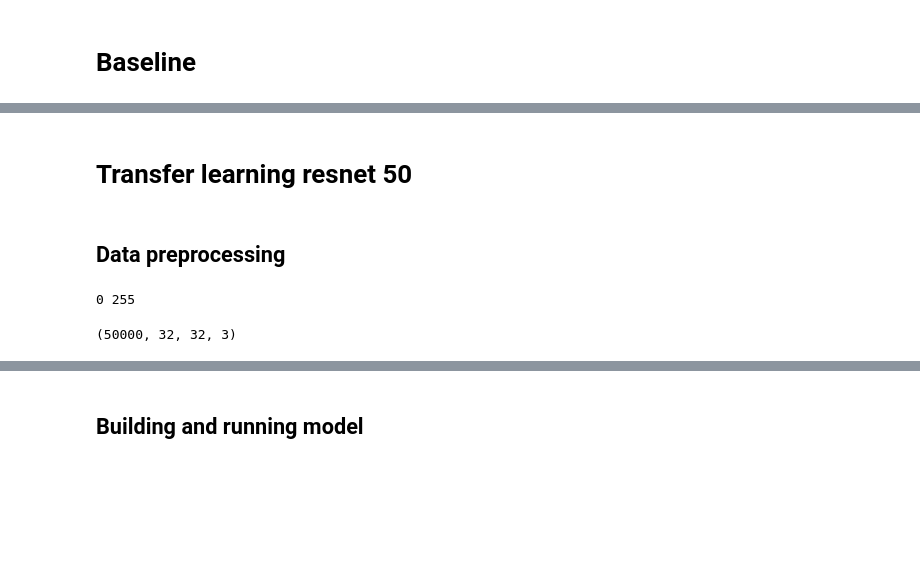
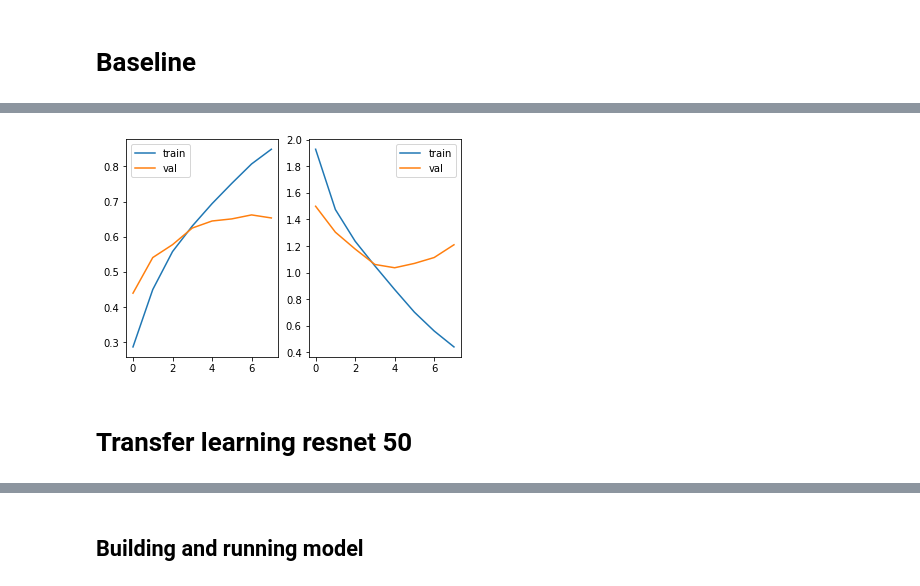
Before and after one commit to PashaIanko/CIFAR10Recognition, a Jupyter notebook: main.ipynb, the cells around one changed output, grey strips where cells are left out. Drawn from its saved outputs; the diff is of its cells as text; code cells hidden in the pictures; blank space fills up the shorter version.

```diff
--- a/main.ipynb
+++ b/main.ipynb
@@ -241,0 +231,20 @@ X_validation_subsample.shape, Y_validation_subsample.shape
+# %%
+SUBSAMPLE_PERCENTAGE = 0.3
+
+X_train_subsample, _, Y_train_subsample, _ = \
+    train_test_split(
+        X_train,
+        Y_train,
+        random_state=42,
+        train_size=SUBSAMPLE_PERCENTAGE,
+        stratify=Y_train
+    )
+# %%
+X_validation_subsample, _, Y_validation_subsample, _ = \
+    train_test_split(
+        X_validation,
+        Y_validation,
+        random_state=42,
+        train_size=SUBSAMPLE_PERCENTAGE,
+        stratify=Y_validation
+    )
@@ -291,6 +314,6 @@ NameError: ignored
 # %%
 baseline_cnn.compile(
     optimizer='adam',
-    loss='sparse_categorical_crossentropy',
+    loss='categorical_crossentropy',
     metrics=['accuracy']
 )
@@ -322,10 +368,17 @@ Epoch 3/20
+# %%
+def plot_history(history_):
+    _, ax = plt.subplots(1, 2)
+    ax[0].plot(history_.history['accuracy'], label='train')
+    ax[0].plot(history_.history['val_accuracy'], label='val')
+
+    ax[1].plot(history_.history['loss'], label='train')
+    ax[1].plot(history_.history['val_loss'], label='val')
+
+    ax[0].legend()
+    ax[1].legend()
+
+plot_history(history)
+# %% [output]
+[figure, added]
 # %% [markdown]
 # Transfer learning resnet 50
-# %% [markdown]
-## Data preprocessing
-# %%
-report([train_data.data])
-train_data.data.shape
-# %% [output]
-0 255
-(50000, 32, 32, 3)
```
Also changed, not shown: parts of 27 cells of this notebook.
